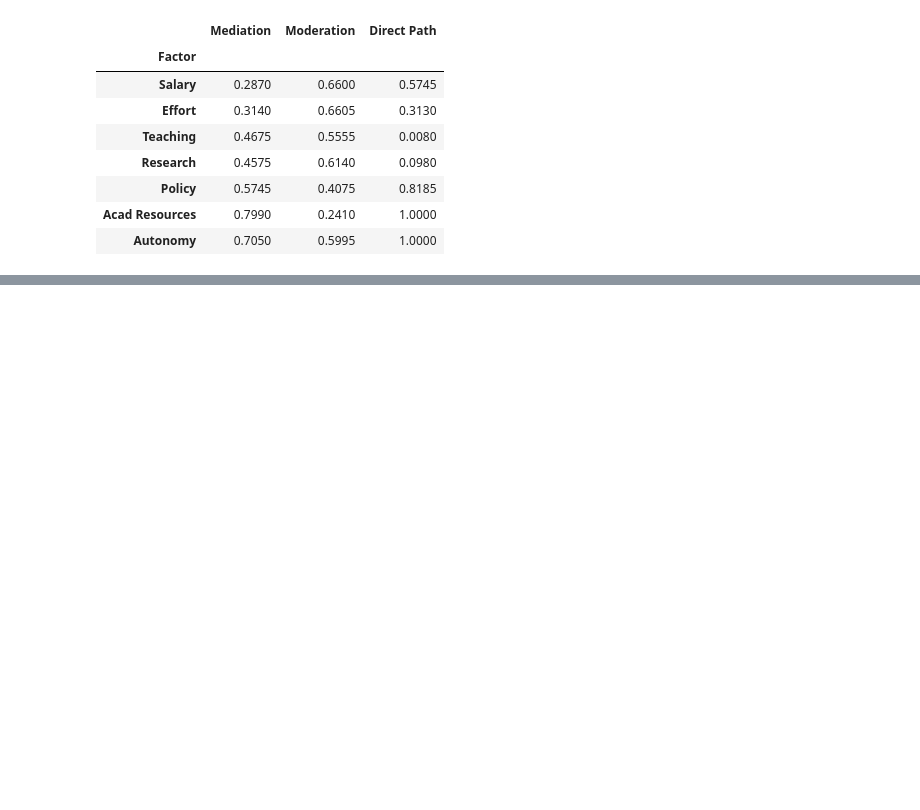
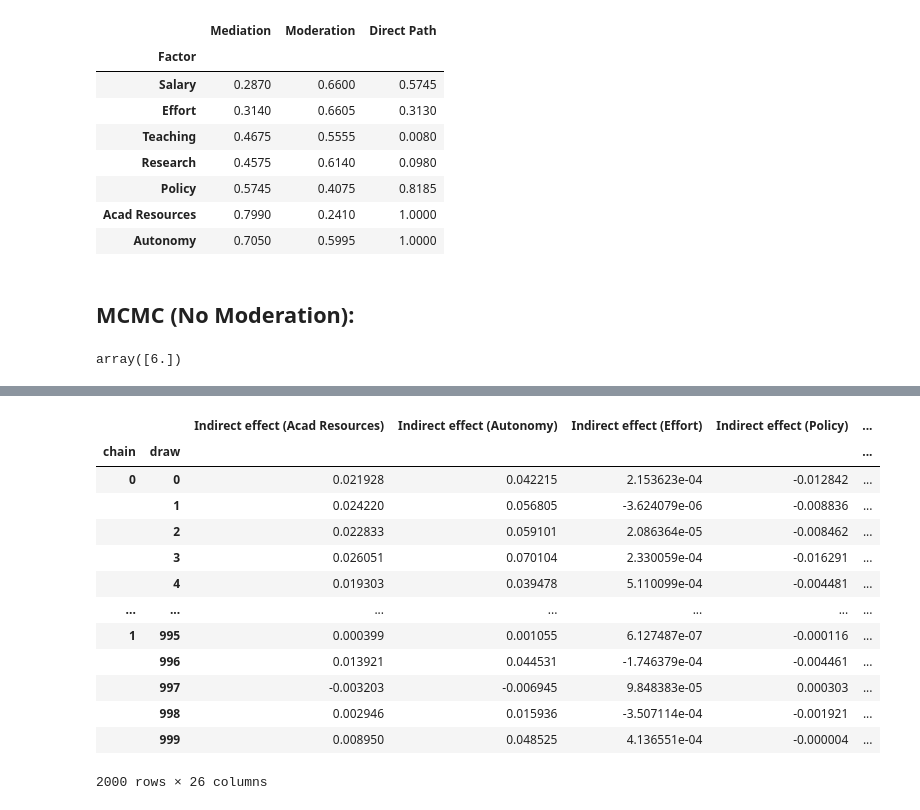
Before and after one commit to AndreiAf02/Job_Satisfaction_Burnout, a Jupyter notebook: Job_Satisfaction_AT_Multi_Group_Analysis.ipynb, the cells around one changed output, grey strips where cells are left out. Cells and saved outputs as stored; diff of their text form; code cells hidden in the pictures; blank space fills up the shorter version.

```diff
--- a/Job_Satisfaction_AT_Multi_Group_Analysis.ipynb
+++ b/Job_Satisfaction_AT_Multi_Group_Analysis.ipynb
@@ -1906,3 +1906,25 @@ path_prob.set_index('Factor')
 | Policy | 0.5745 | 0.4075 | 0.8185 |
 | Acad Resources | 0.7990 | 0.2410 | 1.0000 |
 | Autonomy | 0.7050 | 0.5995 | 1.0000 |
+# %% [markdown]
+## MCMC (No Moderation):
+# %%
+data_for_analysis['Current_position'].unique()
+# %% [output]
+array([6.])
+# %%
+
+## Defining the working condition columns:
+Salary = data_for_analysis['Salary']
+Effort = data_for_analysis['Effort']
+Teaching_percent = data_for_analysis['Teaching_percent']
+Research_percent = data_for_analysis['Research_percent']
+Policy_influence = data_for_analysis['Policy_influence']
+Academic_Resources = data_for_analysis['Academic_Resources']
+Perceived_Autonomy = data_for_analysis['Perceived_Autonomy']
+## Defining the Age and Gender columns:
+Age = data_for_analysis['Age']
+## Defining the Burnout column:
+Burnout = data_for_analysis['Burnout']
+## Defining the Job Satisfaction column:
+Job_satisfaction = data_for_analysis['Job_satisfaction']
@@ -1908,0 +2001,6 @@ path_prob.set_index('Factor')
+# %%
+with model_no_mod:
+    result_no_mod = pm.sample(tune=4000, target_accept=0.95, random_seed=42) #pm.sample(1000, tune=1000, chains=4)
+result_posterior_samples_no_mod = result_no_mod.posterior.to_dataframe()
+result_posterior_samples_no_mod
+# %% [output]
@@ -1908,0 +2009,14 @@ path_prob.set_index('Factor')
+|  |  | Indirect effect (Acad Resources) | Indirect effect (Autonomy) | Indirect effect (Effort) | Indirect effect (Policy) | ... |
+| chain | draw |  |  |  |  | ... |
+| 0 | 0 | 0.021928 | 0.042215 | 2.153623e-04 | -0.012842 | ... |
+|  | 1 | 0.024220 | 0.056805 | -3.624079e-06 | -0.008836 | ... |
+|  | 2 | 0.022833 | 0.059101 | 2.086364e-05 | -0.008462 | ... |
+|  | 3 | 0.026051 | 0.070104 | 2.330059e-04 | -0.016291 | ... |
+|  | 4 | 0.019303 | 0.039478 | 5.110099e-04 | -0.004481 | ... |
+| ... | ... | ... | ... | ... | ... | ... |
+| 1 | 995 | 0.000399 | 0.001055 | 6.127487e-07 | -0.000116 | ... |
+|  | 996 | 0.013921 | 0.044531 | -1.746379e-04 | -0.004461 | ... |
+|  | 997 | -0.003203 | -0.006945 | 9.848383e-05 | 0.000303 | ... |
+|  | 998 | 0.002946 | 0.015936 | -3.507114e-04 | -0.001921 | ... |
+|  | 999 | 0.008950 | 0.048525 | 4.136551e-04 | -0.000004 | ... |
+2000 rows × 26 columns
```
Also changed, not shown: parts of 5 cells of this notebook.
